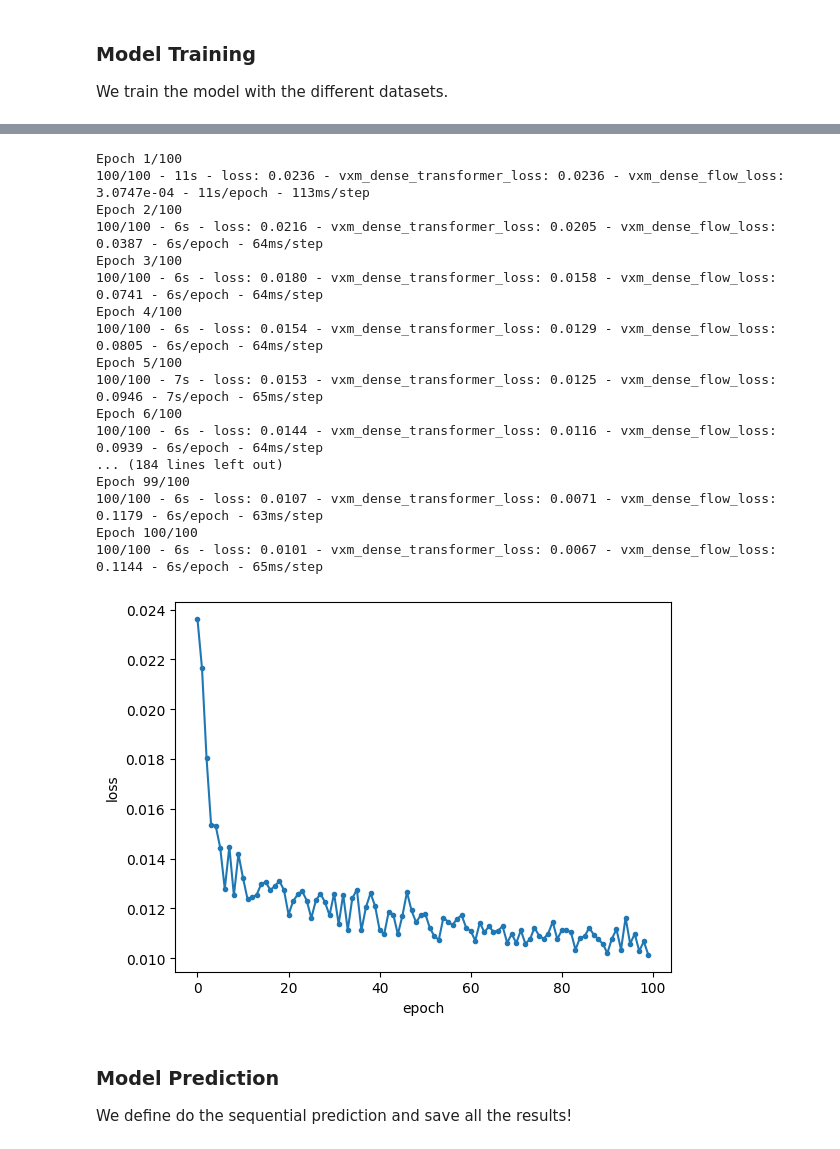
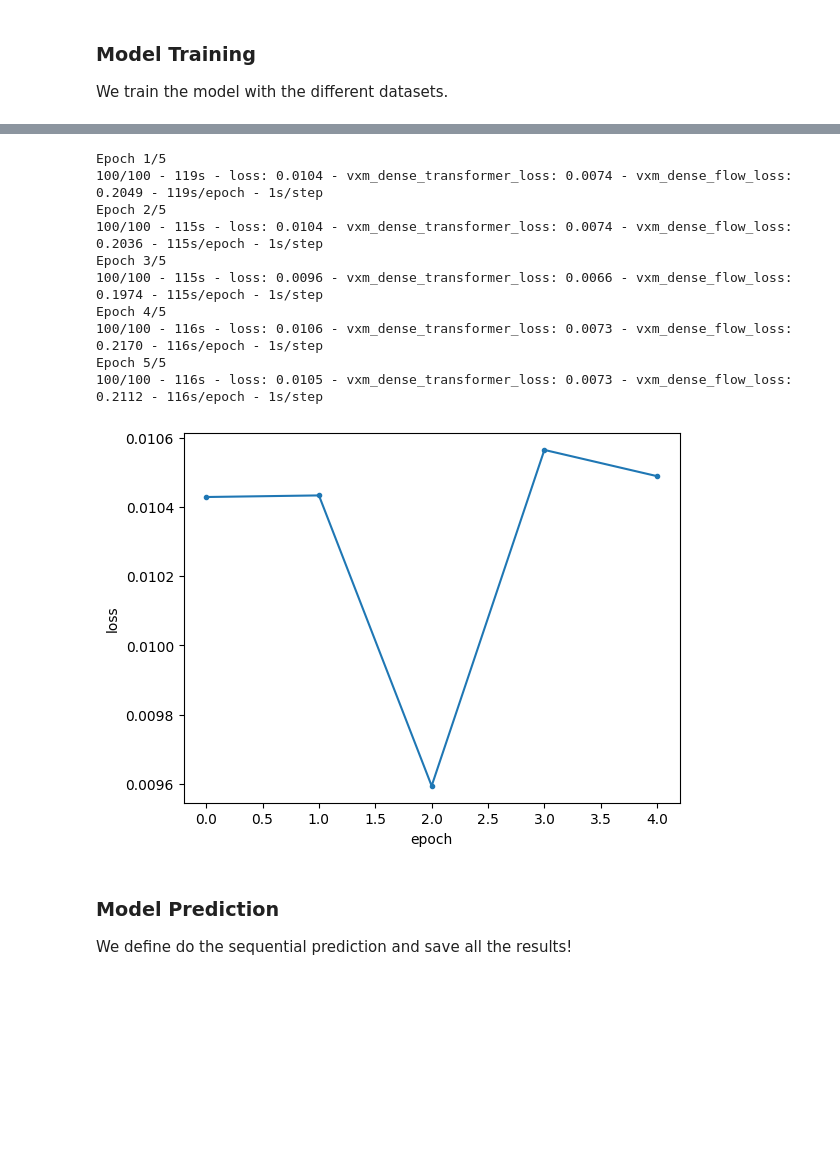
Before and after one commit to Arielogg/MLDM-Project-23, a Jupyter notebook: source/registration/deformation_field_method/deformation_field_registration.ipynb, the cells around one changed output, grey strips where cells are left out. Drawn from its saved outputs; the diff is of its cells as text; code cells hidden in the pictures; blank space fills up the shorter version.

```diff
--- a/source/registration/deformation_field_method/deformation_field_registration.ipynb
+++ b/source/registration/deformation_field_method/deformation_field_registration.ipynb
@@ -206,7 +250,7 @@ vxm_model_20_2 = vxm.networks.VxmDense(inshape_20_2, nb_features, int_steps=0)
 # %%
 # Define loss and lambda for the losses (hyper-parameter)
 losses = [vxm.losses.MSE().loss, vxm.losses.Grad('l2').loss]
-lambda_param = 0.03
+lambda_param = 0.015
 loss_weights = [1, lambda_param]
 opt1 = tf.keras.optimizers.Adam(learning_rate=1e-4)
 opt2 = tf.keras.optimizers.Adam(learning_rate=1e-4)
@@ -221,7 +265,7 @@ vxm_model_20_2.compile(optimizer=opt3, loss=losses, loss_weights=loss_weights)
 We train the model with the different datasets.
 # %%
 # We define the epochs and steps
-nb_epochs = 100
+nb_epochs = 5
 steps_per_epoch = 100
 # %%
 # First, with the laset 24_30 dataset
@@ -272,26 +308,22 @@ Epoch 100/100
 # %%
 # Finally, with the laset 20_2 dataset
+vxm_model_20_2.load_weights(f'./drive/MyDrive/result_sink/20_2_registered/20_2_c1_weights.h5')
 hist_20_2 = vxm_model_20_2.fit(train_generator_20_2, epochs=nb_epochs, steps_per_epoch=steps_per_epoch, verbose=2)
 plot_history(hist_20_2)
+np.mean(hist_20_2.history['loss'])
+vxm_model_20_2.save_weights(f'./drive/MyDrive/result_sink/20_2_registered/20_2_c{cut_number}_weights.h5')
 # %% [output]
-Epoch 1/100
-100/100 - 11s - loss: 0.0236 - vxm_dense_transformer_loss: 0.0236 - vxm_dense_flow_loss: 3.0747e-04 - 11s/epoch - 113ms/step
-Epoch 2/100
-100/100 - 6s - loss: 0.0216 - vxm_dense_transformer_loss: 0.0205 - vxm_dense_flow_loss: 0.0387 - 6s/epoch - 64ms/step
-Epoch 3/100
-100/100 - 6s - loss: 0.0180 - vxm_dense_transformer_loss: 0.0158 - vxm_dense_flow_loss: 0.0741 - 6s/epoch - 64ms/step
-Epoch 4/100
-100/100 - 6s - loss: 0.0154 - vxm_dense_transformer_loss: 0.0129 - vxm_dense_flow_loss: 0.0805 - 6s/epoch - 64ms/step
-Epoch 5/100
-100/100 - 7s - loss: 0.0153 - vxm_dense_transformer_loss: 0.0125 - vxm_dense_flow_loss: 0.0946 - 7s/epoch - 65ms/step
-Epoch 6/100
-100/100 - 6s - loss: 0.0144 - vxm_dense_transformer_loss: 0.0116 - vxm_dense_flow_loss: 0.0939 - 6s/epoch - 64ms/step
-... (184 lines left out)
-Epoch 99/100
-100/100 - 6s - loss: 0.0107 - vxm_dense_transformer_loss: 0.0071 - vxm_dense_flow_loss: 0.1179 - 6s/epoch - 63ms/step
-Epoch 100/100
-100/100 - 6s - loss: 0.0101 - vxm_dense_transformer_loss: 0.0067 - vxm_dense_flow_loss: 0.1144 - 6s/epoch - 65ms/step
+Epoch 1/5
+100/100 - 119s - loss: 0.0104 - vxm_dense_transformer_loss: 0.0074 - vxm_dense_flow_loss: 0.2049 - 119s/epoch - 1s/step
+Epoch 2/5
+100/100 - 115s - loss: 0.0104 - vxm_dense_transformer_loss: 0.0074 - vxm_dense_flow_loss: 0.2036 - 115s/epoch - 1s/step
+Epoch 3/5
+100/100 - 115s - loss: 0.0096 - vxm_dense_transformer_loss: 0.0066 - vxm_dense_flow_loss: 0.1974 - 115s/epoch - 1s/step
+Epoch 4/5
+100/100 - 116s - loss: 0.0106 - vxm_dense_transformer_loss: 0.0073 - vxm_dense_flow_loss: 0.2170 - 116s/epoch - 1s/step
+Epoch 5/5
+100/100 - 116s - loss: 0.0105 - vxm_dense_transformer_loss: 0.0073 - vxm_dense_flow_loss: 0.2112 - 116s/epoch - 1s/step
-[figure, old version]
+[figure, new version]
 # %% [markdown]
 ### Model Prediction
 We define do the sequential prediction and save all the results!
```
Also changed, not shown: parts of 19 cells of this notebook.
